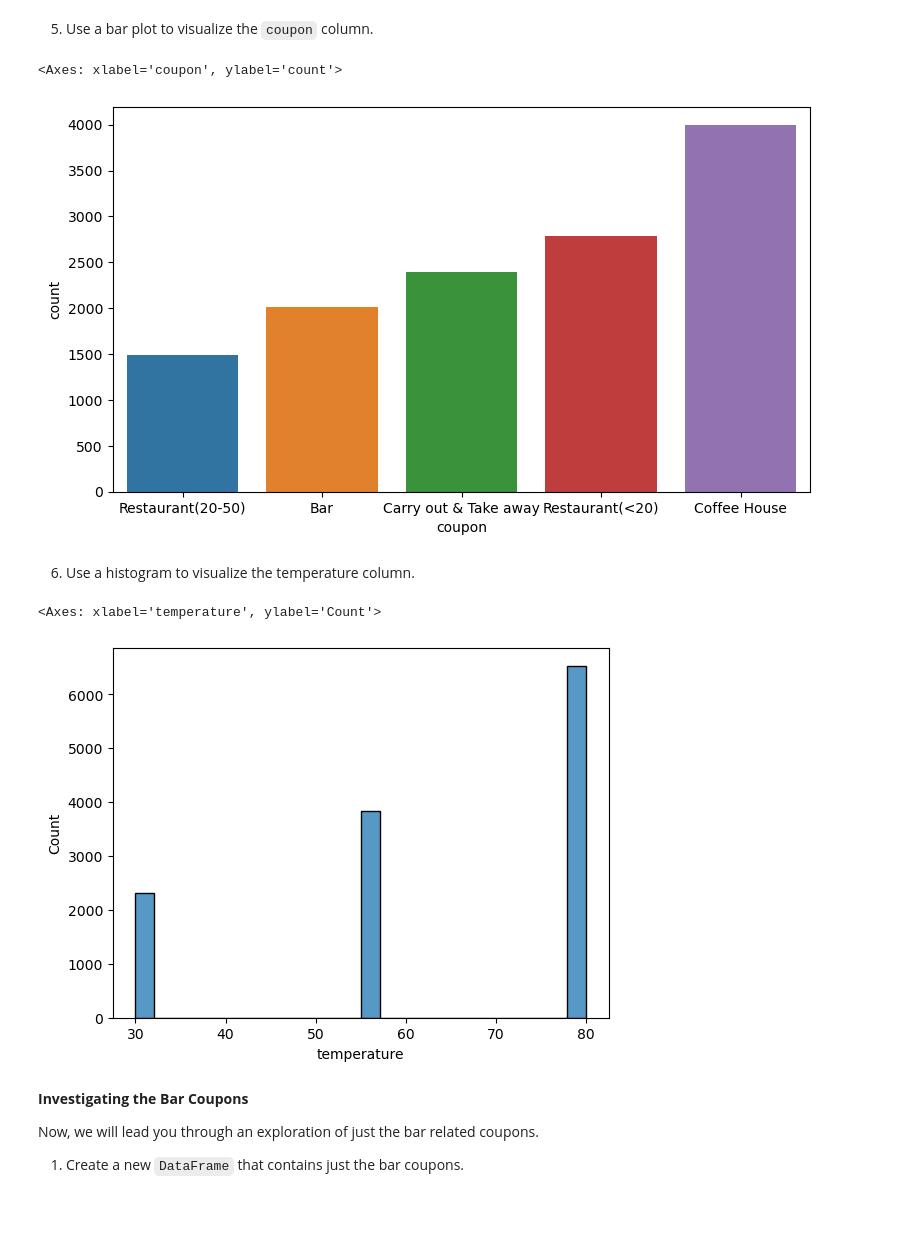
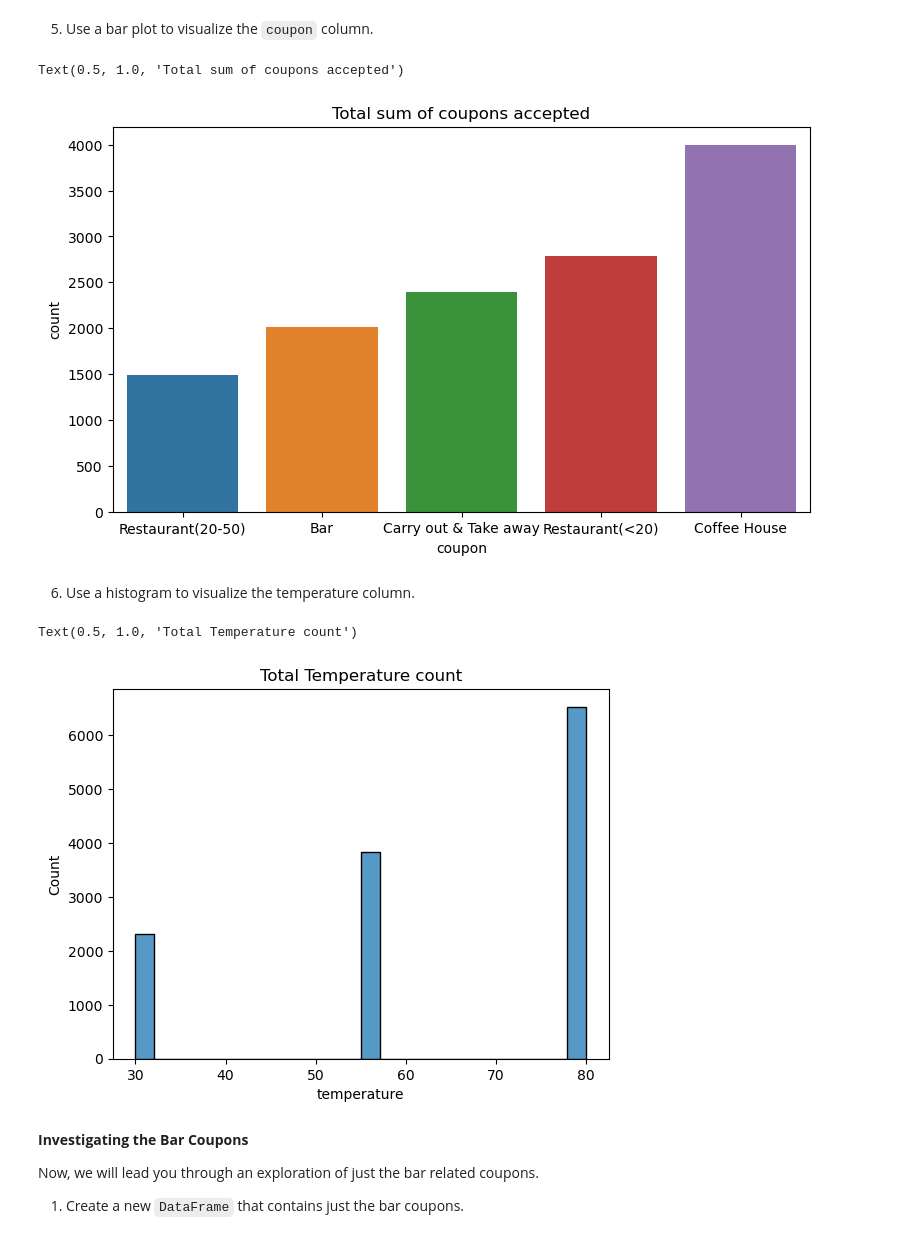
Before and after one commit to Ziggy-Z/Coupon-Acceptance, a Jupyter notebook: notebook/prompt.ipynb, the cells around one changed output. Drawn from its saved outputs; the diff is of its cells as text; code cells hidden in the pictures; blank space fills up the shorter version.

Commit message:
added titles

```diff
--- a/notebook/prompt.ipynb
+++ b/notebook/prompt.ipynb
@@ -261,17 +261,19 @@ proportion
 # %%
 fig, ax = plt.subplots(figsize=(9, 5))
 sorted_vals = data['coupon'].value_counts().sort_values(ascending=True).reset_index()
 sns.barplot(sorted_vals, x = 'coupon', y='count', ax=ax)
+plt.title("Total sum of coupons accepted")
 # %% [output]
-<Axes: xlabel='coupon', ylabel='count'>
+Text(0.5, 1.0, 'Total sum of coupons accepted')
-[figure, old version]
+[figure, new version]
 # %% [markdown]
 6. Use a histogram to visualize the temperature column.
 # %%
 sns.histplot(data['temperature'])
+plt.title("Total Temperature count")
 # %% [output]
-<Axes: xlabel='temperature', ylabel='Count'>
+Text(0.5, 1.0, 'Total Temperature count')
-[figure, old version]
+[figure, new version]
 # %% [markdown]
 **Investigating the Bar Coupons**
 
```
